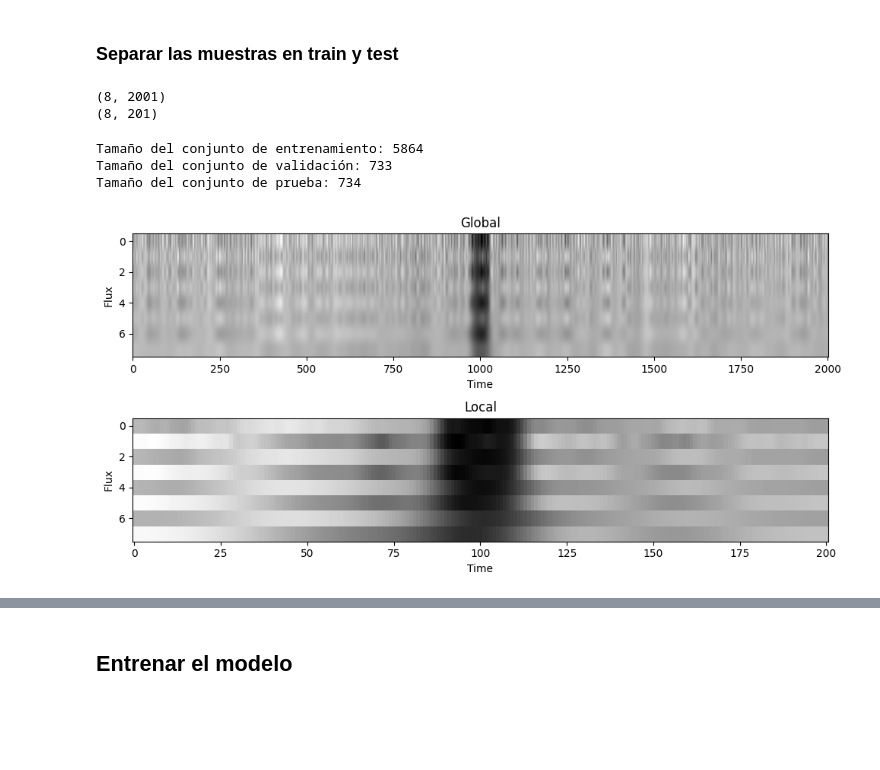
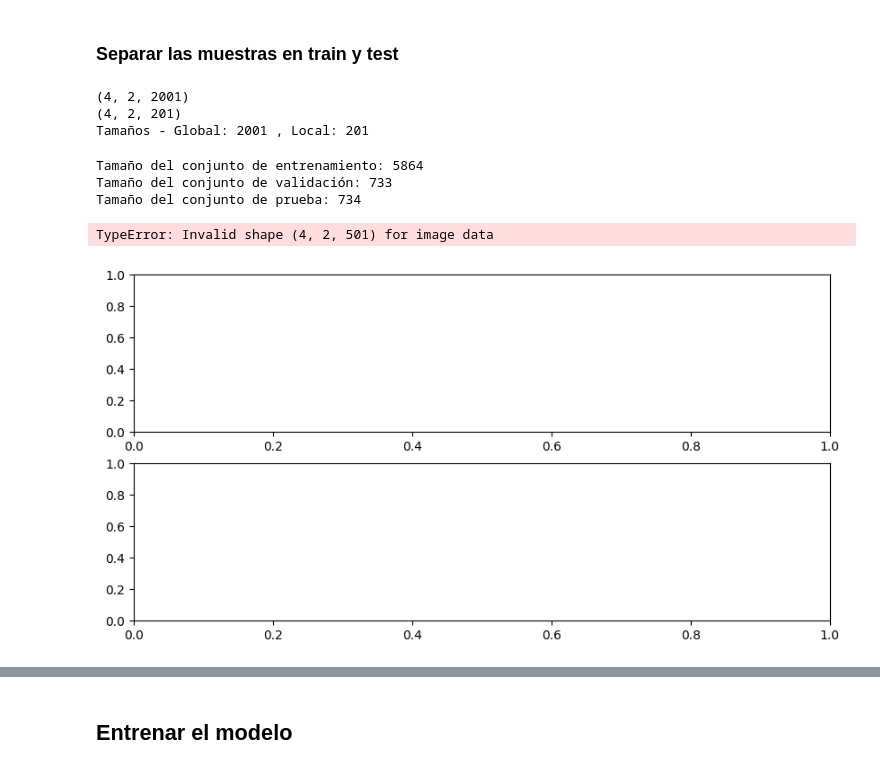
Before and after one commit to zmadru/ExoPlanet-Detection, a Jupyter notebook: Shallue_compactoWL_xval.ipynb, the cells around one changed output, grey strips where cells are left out. Cells and saved outputs as stored; diff of their text form; code cells hidden in the pictures; blank space fills up the shorter version.

```diff
--- a/Shallue_compactoWL_xval.ipynb
+++ b/Shallue_compactoWL_xval.ipynb
@@ -280,23 +453,28 @@ def create_2D(levels):
 # %%
-wavelet_levels = [1, 2, 3, 4] # [0, 1, 2, 3, 4]
-items = create_2D(wavelet_levels)
+# levels_global = [3, 4, 5, 6]
+levels_global = [3, 4, 5, 6]
+levels_local = [1, 2, 3, 4]
+items = create_3D(levels_global, levels_local, mode='a')
 print(items[0]['global'].shape)
 print(items[0]['local'].shape)
-
+global_size = items[0]['global'].shape[-1]
+local_size = items[0]['local'].shape[-1]
+print("Tamaños - Global:", global_size, ", Local:", local_size)
+dtype = 'float32'
 train, test = train_test_split(items, test_size=0.2, random_state=33)
 val, test = train_test_split(test, test_size=0.5, random_state=33)
 
 # train, test = train_test_split(items, test_size=0.3)
-train_global = torch.tensor([item['global'] for item in train])
-train_local = torch.tensor([item['local'] for item in train])
+train_global = torch.tensor([item['global'] for item in train], dtype=torch.float32)
+train_local = torch.tensor([item['local'] for item in train], dtype=torch.float32)
 train_labels = torch.tensor([item['label'] for item in train])
 
-val_global = torch.tensor([item['global'] for item in val])
-val_local = torch.tensor([item['local'] for item in val])
+val_global = torch.tensor([item['global'] for item in val], dtype=torch.float32)
+val_local = torch.tensor([item['local'] for item in val], dtype=torch.float32)
 val_labels = torch.tensor([item['label'] for item in val])
 
-test_global = torch.tensor([item['global'] for item in test])
-test_local = torch.tensor([item['local'] for item in test])
+test_global = torch.tensor([item['global'] for item in test], dtype=torch.float32)
+test_local = torch.tensor([item['local'] for item in test], dtype=torch.float32)
 test_labels = torch.tensor([item['label'] for item in test])
 
 train_dataset = torch.utils.data.TensorDataset(train_global, train_local, train_labels)
@@ -307,22 +485,25 @@ print("Tamaño del conjunto de entrenamiento:", len(train_dataset))
 print("Tamaño del conjunto de validación:", len(val_dataset))
 print("Tamaño del conjunto de prueba:", len(test_dataset))
 # %% [output]
-(8, 2001)
-(8, 201)
+(4, 2, 2001)
+(4, 2, 201)
+Tamaños - Global: 2001 , Local: 201
 Tamaño del conjunto de entrenamiento: 5864
 Tamaño del conjunto de validación: 733
 Tamaño del conjunto de prueba: 734
 # %%
+item = -1
 fig, ax = plt.subplots(2, 1, figsize=(10, 5))
-ax[0].imshow(items[2]['global'], aspect='auto', cmap='gray')
+ax[0].imshow(items[item]['global'], aspect='auto', cmap='gray')
 ax[0].set_title('Global')
 ax[0].set_xlabel('Time')
 ax[0].set_ylabel('Flux')
-ax[1].imshow(items[2]['local'], aspect='auto', cmap='gray')
+ax[1].imshow(items[item]['local'], aspect='auto', cmap='gray')
 ax[1].set_title('Local')
 ax[1].set_xlabel('Time')
 ax[1].set_ylabel('Flux')
 plt.tight_layout()
 plt.show()
 # %% [output]
+TypeError: Invalid shape (4, 2, 501) for image data
-[figure, old version]
+[figure, new version]
```
Also changed, not shown: parts of 10 cells of this notebook, 11 other files.
